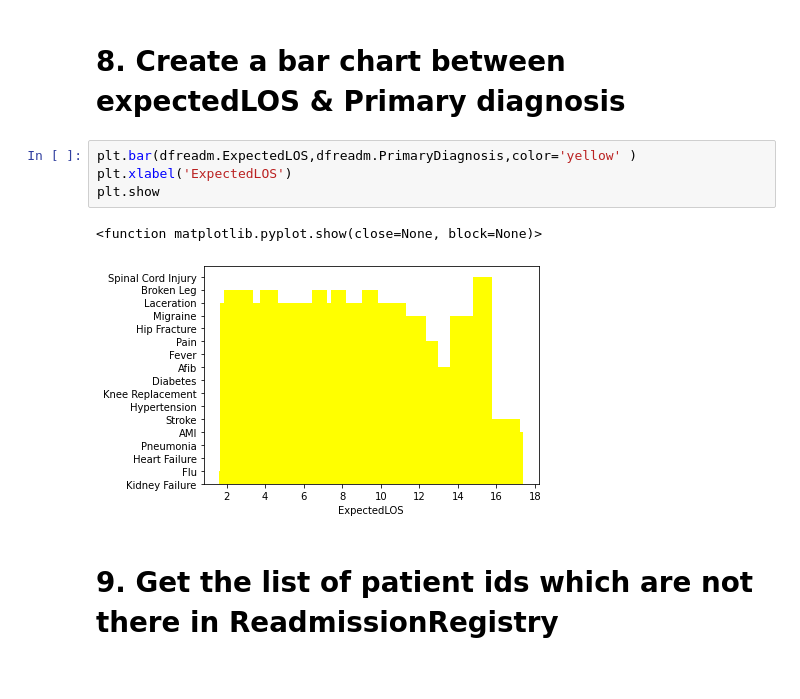
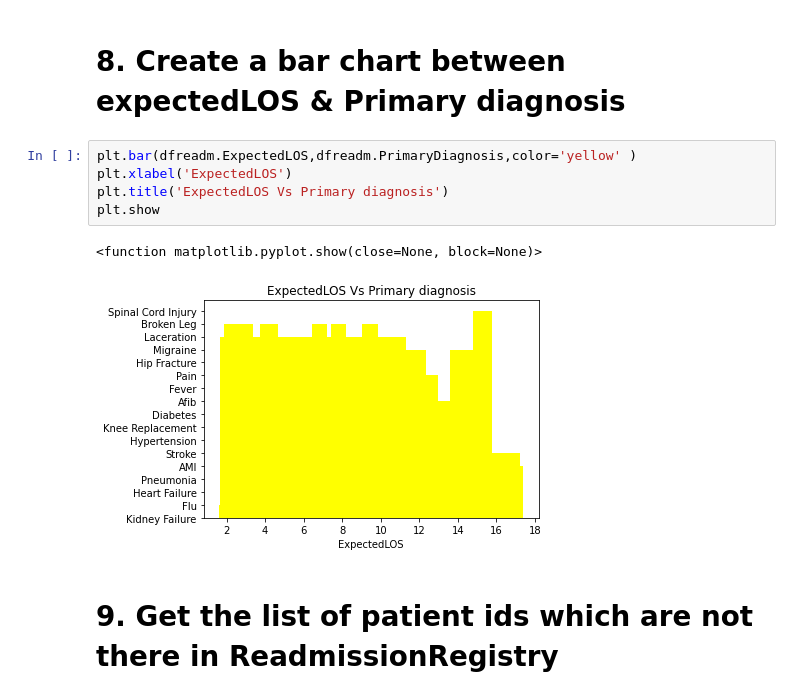
Before and after one commit to sharmaruchi02/Python_heckathon, a Jupyter notebook: Python_Hackathon_DataNinjas.ipynb, the cells around one changed output. Drawn from its saved outputs; the diff is of its cells as text.

```diff
--- a/Python_Hackathon_DataNinjas.ipynb
+++ b/Python_Hackathon_DataNinjas.ipynb
@@ -114,10 +127,11 @@ plt.show()
 # %%
 plt.bar(dfreadm.ExpectedLOS,dfreadm.PrimaryDiagnosis,color='yellow' )
 plt.xlabel('ExpectedLOS')
+plt.title('ExpectedLOS Vs Primary diagnosis')
 plt.show
 # %% [output]
 <function matplotlib.pyplot.show(close=None, block=None)>
-[figure, old version]
+[figure, new version]
 # %% [markdown]
 # 9. Get the list of patient ids which are not there in ReadmissionRegistry
 # %%
```
Also changed, not shown: parts of 78 cells of this notebook, 1 other file.
